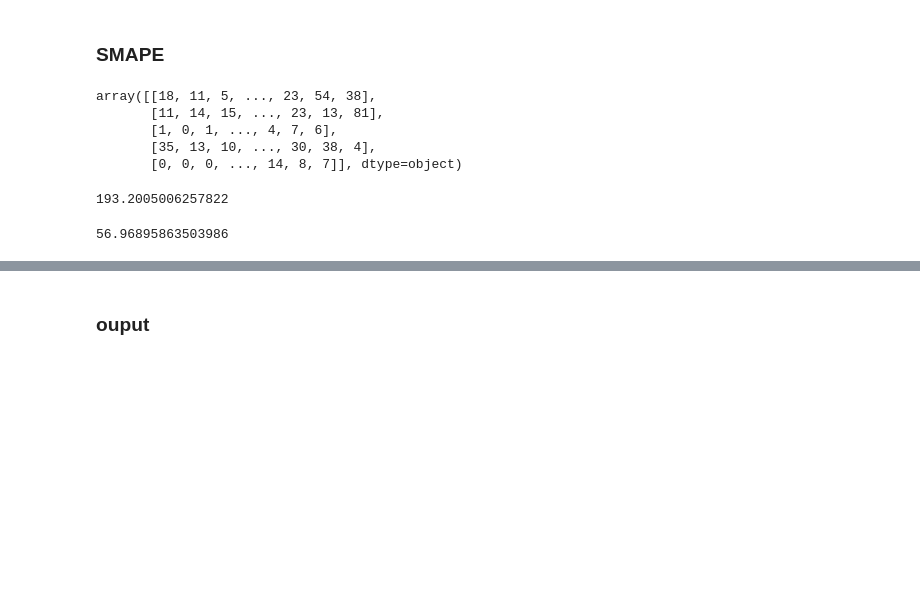
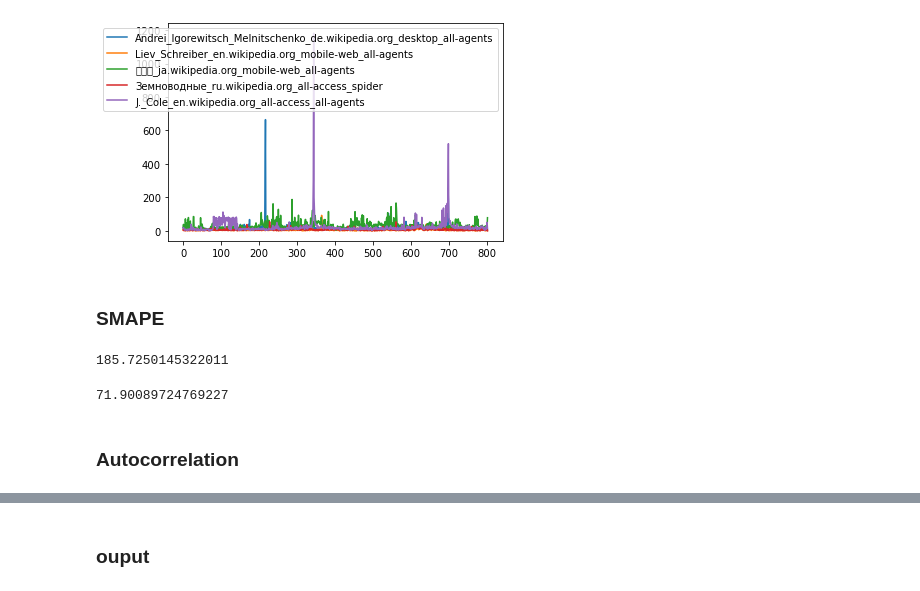
Before and after one commit to baruch11/WebTraffic, a Jupyter notebook: webtraffic.ipynb, the cells around one changed output, grey strips where cells are left out. Drawn from its saved outputs; the diff is of its cells as text; code cells hidden in the pictures; blank space fills up the shorter version.

```diff
--- a/webtraffic.ipynb
+++ b/webtraffic.ipynb
@@ -21,5 +48,0 @@ train.head().set_index("Page").T.plot(ax=ax)
-# %%
-agent = train.Page.apply(lambda x: x.split("_")[-1], meta=("agent",str))
-access = train.Page.apply(lambda x: x.split("_")[-2], meta=("access",str))
-wikiproject = train.Page.apply(lambda x: x.split("_")[-3],  meta=("wikiproject",str))
-page_name = train.Page.apply(lambda x: "_".join(x.split("_")[:-3]), meta=("page_name",str))
@@ -28,3 +67,10 @@ page_name = train.Page.apply(lambda x: "_".join(x.split("_")[:-3]), meta=("page_
+# %%
+f, ax = plt.subplots()
+line = ax.plot(df.loc[agent=="spider"].head().T.reset_index(drop=True))
+ax.legend(line, Page.head())
+plt.show()
+# %% [output]
+[figure, added]
 # %% [markdown]
 ### SMAPE
 # %%
@@ -35,11 +79,3 @@ df = train.head(1000)
-# %%
-df.head().values[:,1:]
-# %% [output]
-array([[18, 11, 5, ..., 23, 54, 38],
-       [11, 14, 15, ..., 23, 13, 81],
-       [1, 0, 1, ..., 4, 7, 6],
-       [35, 13, 10, ..., 30, 38, 4],
-       [0, 0, 0, ..., 14, 8, 7]], dtype=object)
 # %%
 def last_repeated_estimator(ts_prev):
     """ ts_prev : matrix (m, Ts) """
@@ -47,11 +83,13 @@ def last_repeated_estimator(ts_prev):
 # %%
 Dnum = df.fillna(0).values[:,5:]
 # %%
-smape(np.zeros_like(Dnum), Dnum)
+smape_np(np.zeros_like(Dnum), Dnum)
 # %% [output]
-193.2005006257822
+185.7250145322011
 # %%
 Mmean = np.tile(np.mean(Dnum, 1).reshape(-1,1) , (1,Dnum.shape[1]))
-smape(Mmean, Dnum)
+smape_np(Mmean, Dnum)
 # %% [output]
-56.96895863503986
+71.90089724769227
+# %% [markdown]
+### Autocorrelation
```
Also changed, not shown: parts of 51 cells of this notebook.
